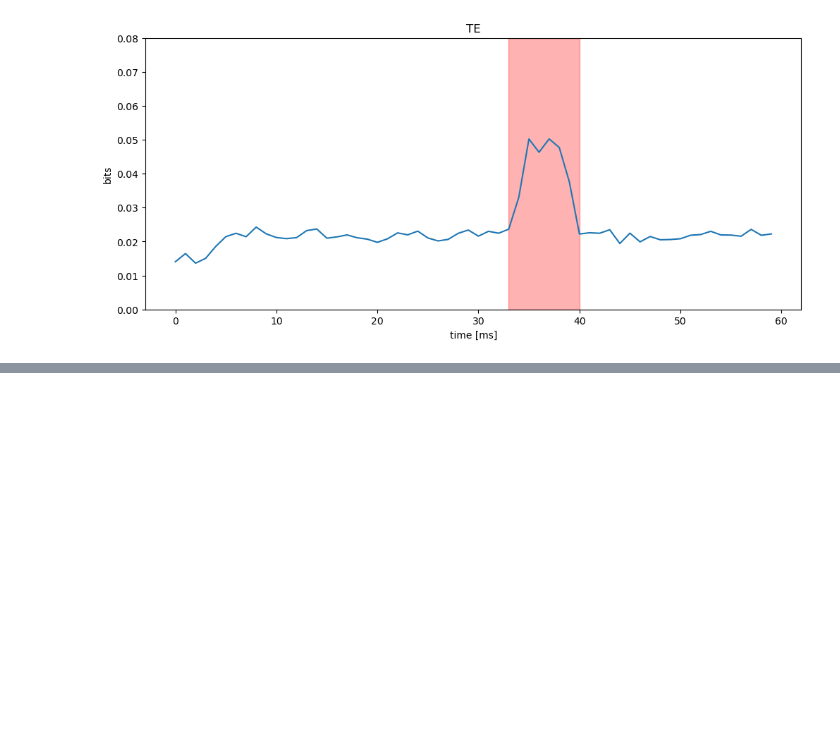
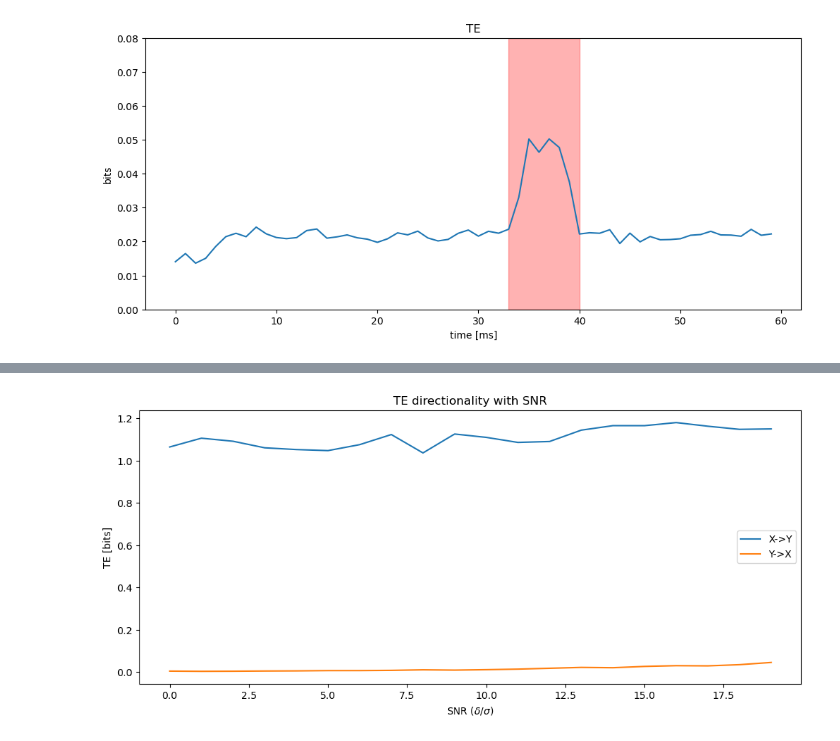
Before and after one commit to LauraRavagnani/Brain_Info_Transfer, a Jupyter notebook: sim2A.ipynb, the cells around one changed output, grey strips where cells are left out. Saved outputs shown, nothing was run; the diff lists cells and outputs as text; code cells hidden in the pictures; blank space fills up the shorter version.

```diff
--- a/sim2A.ipynb
+++ b/sim2A.ipynb
@@ -627,0 +647,9 @@ plt.show()
+# %%
+simReps = 10
+SNR_range = np.arange(0.05,1.05,0.05)
+delta = 1.0
+noise_range = delta/SNR_range
+f_encoding_hX = [1, 2, 3, 4]
+f_encoding_hY = [2, 1, 3, 4]
+f_encoding_Xt = [1, 2, 4, 3]
+f_encoding_Yt = [1, 2, 3, 4]
@@ -627,0 +658,5 @@ plt.show()
+# %%
+fit_xy = np.full(shape=(simReps, len(noise_range)), fill_value=np.nan)
+fit_yx = fit_xy.copy()
+tE_xy = fit_xy.copy()
+tE_yx = fit_xy.copy()
@@ -627,0 +708,19 @@ plt.show()
+# %%
+tE_xy_avg = np.mean(tE_xy, axis=0)
+fit_xy_avg = np.mean(fit_xy, axis=0)
+tE_yx_avg = np.mean(tE_yx, axis=0)
+fit_yx_avg = np.mean(fit_yx, axis=0)
+# %%
+plt.figure(figsize=(12, 5))
+# Display the matrix using imshow.
+# 'extent' sets the axes limits and 'origin' ensures y=0 is at the bottom.
+plt.plot(tE_xy_avg, label='X->Y')
+plt.plot(tE_yx_avg, label='Y->X')
+plt.xlabel('SNR ($\delta/\sigma$)')
+plt.ylabel('TE [bits]')
+plt.title('TE directionality with SNR')
+#plt.ylim(0, 0.03)  # Set y-axis limits
+plt.legend(loc='best')
+plt.show()
+# %% [output]
+[figure, added]
```
Also changed, not shown: parts of 7 cells of this notebook.
